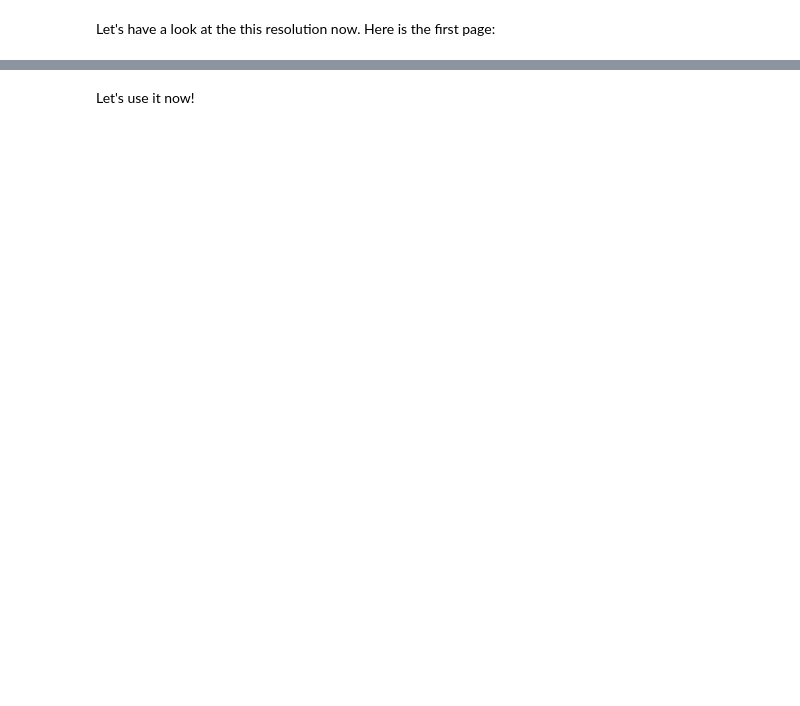
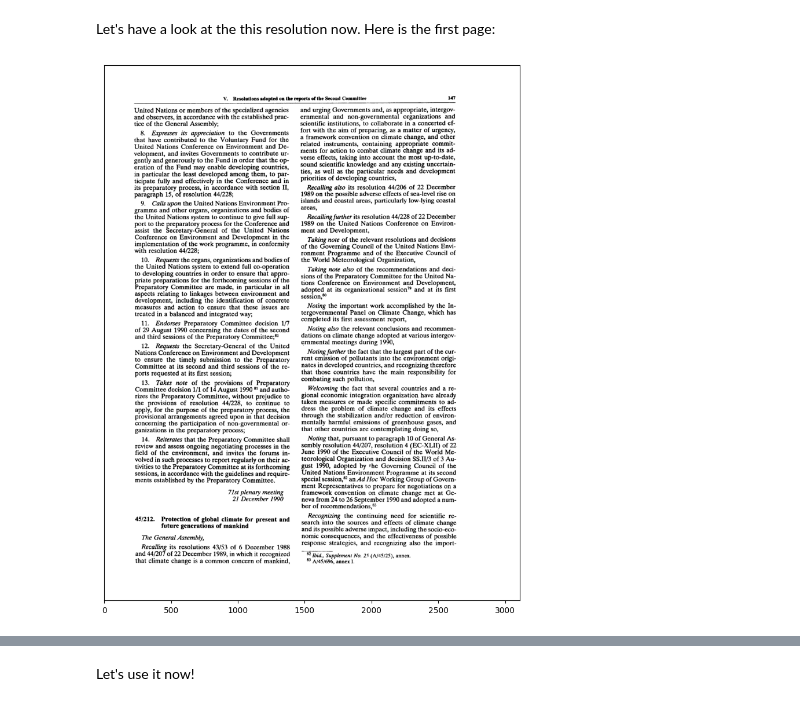
Before and after one commit to gabays/CHR_2023, a Jupyter notebook: CHR_digital_diplomacy.ipynb, the cells around one changed output, grey strips where cells are left out. Drawn from its saved outputs; the diff is of its cells as text; code cells hidden in the pictures; blank space fills up the shorter version.

```diff
--- a/CHR_digital_diplomacy.ipynb
+++ b/CHR_digital_diplomacy.ipynb
@@ -57,12 +92,14 @@ Let's have a look at the this resolution now. Here is the first page:
 # %%
 from matplotlib import pyplot as plt
 from matplotlib import image as mpimg
 
-image = mpimg.imread("/content/images/output_0.jpg")
+image = mpimg.imread("content/images/image_1.png")
 plt.figure(figsize=(30, 12), dpi=100)
 plt.imshow(image)
 plt.gca().axes.get_yaxis().set_visible(False)
 plt.show()
+# %% [output]
+[figure, added]
 # %% [markdown]
 Some models are already available. We are going to use of model for historical French prints (16th c.-18th c.) trained at the University of Geneva by Maxime Humeau. This model is used for layout analyzing, using the controled vocabulary [SegmOnto](https://segmonto.github.io).
 
```
Also changed, not shown: parts of 14 cells of this notebook.
